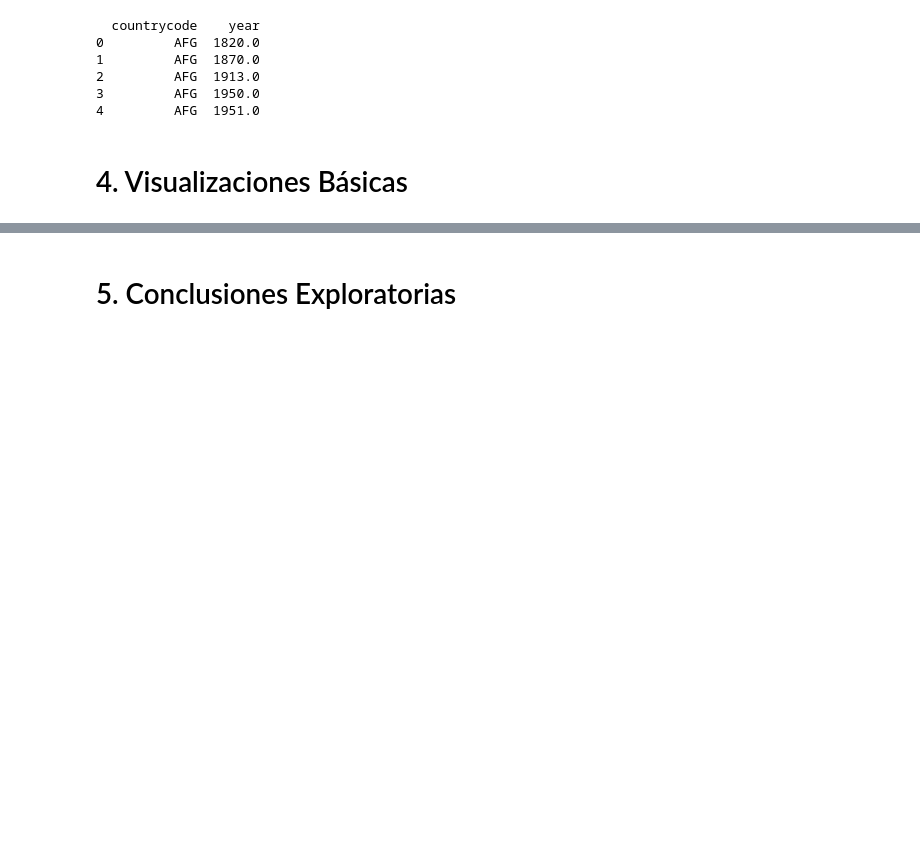
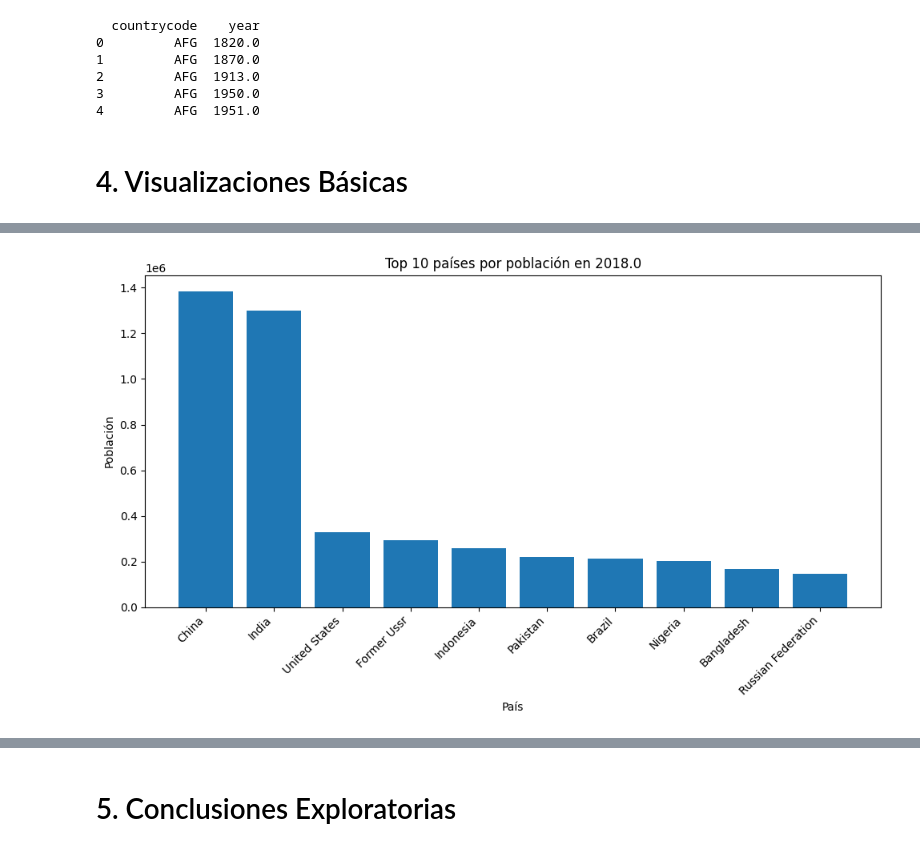
Before and after one commit to Checa38/Proyecto-1-EDA, a Jupyter notebook: notebooks/eda.ipynb, the cells around one changed output, grey strips where cells are left out. Drawn from its saved outputs; the diff is of its cells as text; code cells hidden in the pictures; blank space fills up the shorter version.

```diff
--- a/notebooks/eda.ipynb
+++ b/notebooks/eda.ipynb
@@ -411,0 +432,18 @@ print(df[['countrycode','year']].head() if 'countrycode' in df.columns else df['
+# %%
+top_pop = (
+    df_ref[['country', 'pop']]
+    .dropna()
+    .sort_values('pop', ascending=False)
+    .head(10)
+)
+
+plt.figure(figsize=(10, 6))
+plt.bar(top_pop['country'], top_pop['pop'])
+plt.title(f"Top 10 países por población en {anio_ref}")
+plt.xlabel("País")
+plt.ylabel("Población")
+plt.xticks(rotation=45, ha='right')
+plt.tight_layout()
+plt.show()
+# %% [output]
+[figure, added]
```
Also changed, not shown: parts of 5 cells of this notebook.
